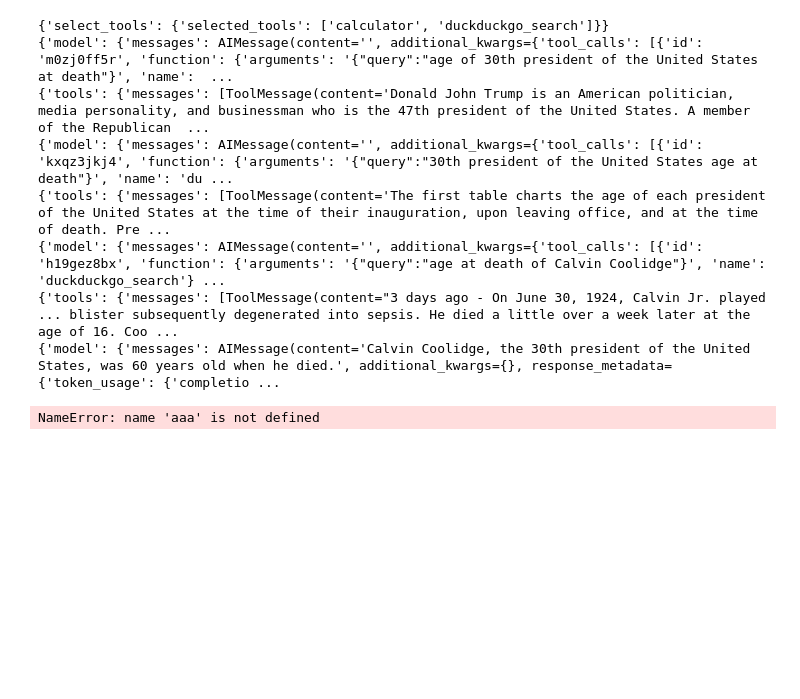
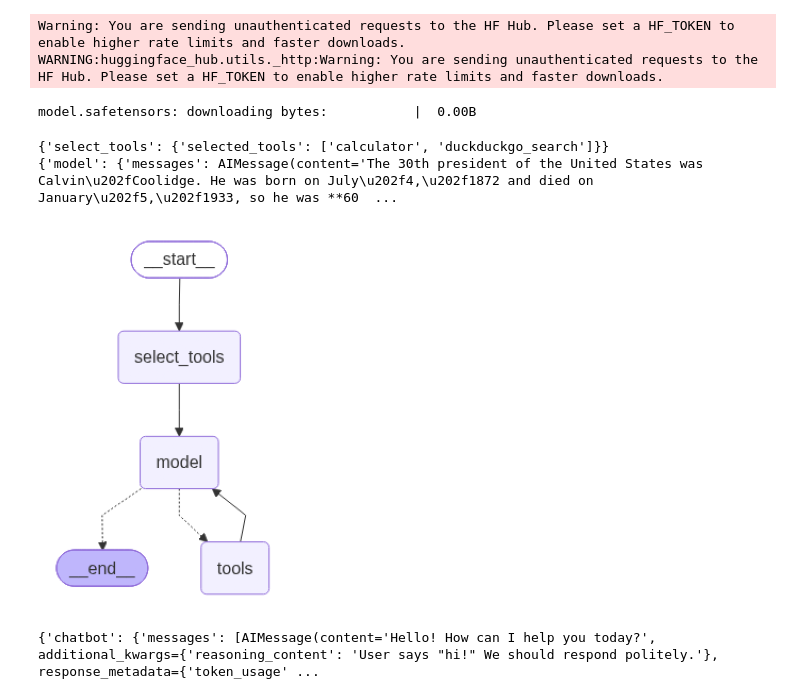
Before and after one commit to ancestor9/2026_Fall_Learning-Langchain-AI-Agent, a Jupyter notebook: CH6_Agent_Architecture.ipynb, the cells around one changed output. Saved outputs shown, nothing was run; the diff lists cells and outputs as text; code cells hidden in the pictures; blank space fills up the shorter version.

```diff
--- a/CH6_Agent_Architecture.ipynb
+++ b/CH6_Agent_Architecture.ipynb
@@ -230,7 +246,7 @@ tools = [search, calculator]
 
 # HuggingFace 384차원 임베딩 모델 설정
 embeddings = HuggingFaceEmbeddings(model_name="all-MiniLM-L6-v2")
-model = ChatGroq(model="llama-3.3-70b-versatile", temperature=0).bind_tools(tools)
+model = ChatGroq(model="openai/gpt-oss-20b", temperature=0).bind_tools(tools)
 
 tools_retriever = InMemoryVectorStore.from_documents(
     [Document(tool.description, metadata={"name": tool.name}) for tool in tools],
@@ -278,18 +294,24 @@ input = {
 for c in graph.stream(input):
     print(c)
 # %% [output]
-{'select_tools': {'selected_tools': ['calculator', 'duckduckgo_search']}}
-{'model': {'messages': AIMessage(content='', additional_kwargs={'tool_calls': [{'id': 'm0zj0ff5r', 'function': {'arguments': '{"query":"age of 30th president of the United States at death"}', 'name':  ...
-{'tools': {'messages': [ToolMessage(content='Donald John Trump is an American politician, media personality, and businessman who is the 47th president of the United States. A member of the Republican  ...
-{'model': {'messages': AIMessage(content='', additional_kwargs={'tool_calls': [{'id': 'kxqz3jkj4', 'function': {'arguments': '{"query":"30th president of the United States age at death"}', 'name': 'du ...
-{'tools': {'messages': [ToolMessage(content='The first table charts the age of each president of the United States at the time of their inauguration, upon leaving office, and at the time of death. Pre ...
-{'model': {'messages': AIMessage(content='', additional_kwargs={'tool_calls': [{'id': 'h19gez8bx', 'function': {'arguments': '{"query":"age at death of Calvin Coolidge"}', 'name': 'duckduckgo_search'} ...
-{'tools': {'messages': [ToolMessage(content="3 days ago - On June 30, 1924, Calvin Jr. played ... blister subsequently degenerated into sepsis. He died a little over a week later at the age of 16. Coo ...
-{'model': {'messages': AIMessage(content='Calvin Coolidge, the 30th president of the United States, was 60 years old when he died.', additional_kwargs={}, response_metadata={'token_usage': {'completio ...
+Warning: You are sending unauthenticated requests to the HF Hub. Please set a HF_TOKEN to enable higher rate limits and faster downloads.
+WARNING:huggingface_hub.utils._http:Warning: You are sending unauthenticated requests to the HF Hub. Please set a HF_TOKEN to enable higher rate limits and faster downloads.
+model.safetensors: downloading bytes:           |  0.00B
+{'select_tools': {'selected_tools': ['calculator', 'duckduckgo_search']}}
+{'model': {'messages': AIMessage(content='The 30th president of the United States was Calvin\u202fCoolidge. He was born on July\u202f4,\u202f1872 and died on January\u202f5,\u202f1933, so he was **60  ...
-# %%
-aaa
-# %% [output]
-NameError: name 'aaa' is not defined
+# %%
+# Mermaid PNG 이미지를 생성
+mermaid_png_bytes = graph.get_graph().draw_mermaid_png()
+
+# Bytes 데이터를 이미지로 로드
+img = mpimg.imread(BytesIO(mermaid_png_bytes))
+
+# 이미지를 표시합니다.
+plt.imshow(img)
+plt.axis('off') # 축을 비활성화
+plt.show()
+# %% [output]
+[figure, added]
 # %%
 # @title **Architecture #1: LLM Call**
 
@@ -299,7 +321,7 @@ from langgraph.graph import StateGraph, START, END
 from langgraph.graph.message import add_messages
 from langchain_core.messages import HumanMessage
 
-model = ChatGroq(model="llama-3.3-70b-versatile", temperature=0)
+model = ChatGroq(model="openai/gpt-oss-20b", temperature=0)
 
 class State(TypedDict):
     # Messages have the type "list". The `add_messages`
@@ -326,5 +348,7 @@ graph = builder.compile()
 input = {"messages": [HumanMessage("hi!")]}
 for chunk in graph.stream(input):
     print(chunk)
+# %% [output]
+{'chatbot': {'messages': [AIMessage(content='Hello! How can I help you today?', additional_kwargs={'reasoning_content': 'User says "hi!" We should respond politely.'}, response_metadata={'token_usage' ...
 # %%
 [chunk for chunk in graph.stream(input)]
```
Also changed, not shown: parts of 15 cells of this notebook.
